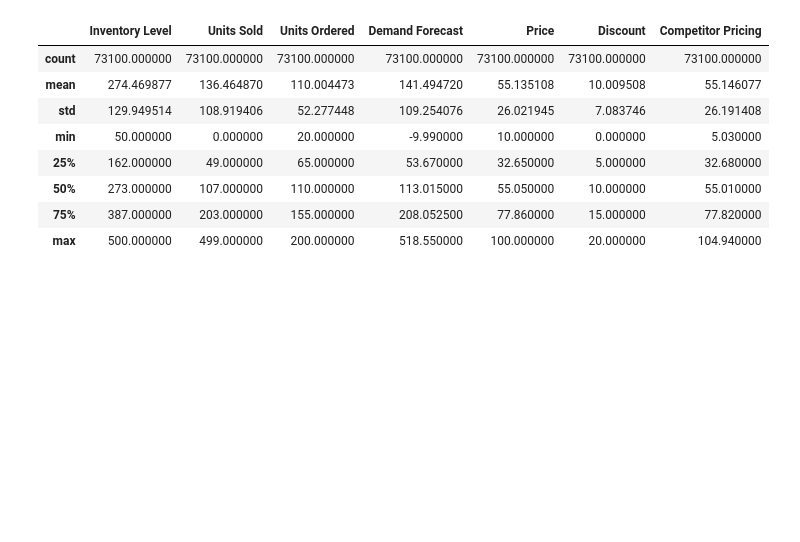
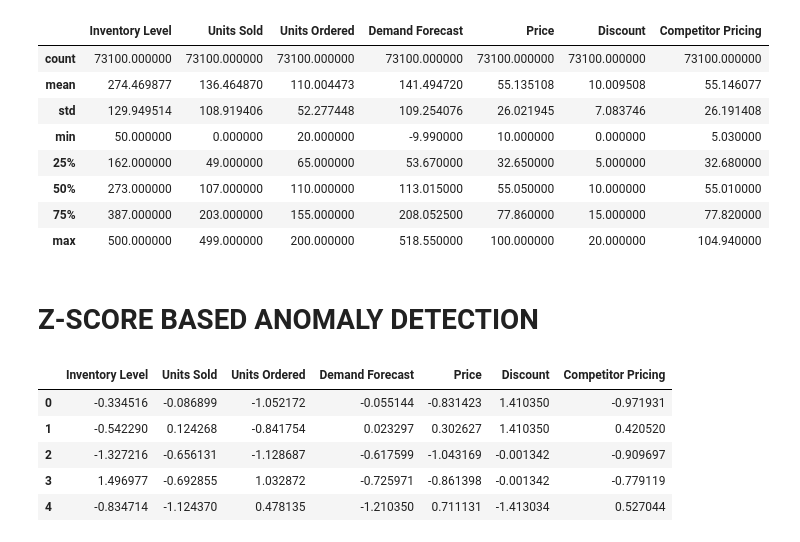
Before and after one commit to dharani-malla/Supply-Chain-Analytics-Demand-Forecasting-Anamoly-Detection, a Jupyter notebook: week2_z-score.ipynb, the cells around one changed output. Saved outputs shown, nothing was run; the diff lists cells and outputs as text; code cells hidden in the pictures; blank space fills up the shorter version.

Commit message:
data : implement z-score detection
Calculated Z-Scores, applied the anomaly threshold and labelled anomalous observations in the dataset

```diff
--- a/week2_z-score.ipynb
+++ b/week2_z-score.ipynb
@@ -171,3 +171,16 @@ df[numerical_columns].describe()
 | 50% | 273.000000 | 107.000000 | 110.000000 | 113.015000 | 55.050000 | 10.000000 | 55.010000 |
 | 75% | 387.000000 | 203.000000 | 155.000000 | 208.052500 | 77.860000 | 15.000000 | 77.820000 |
 | max | 500.000000 | 499.000000 | 200.000000 | 518.550000 | 100.000000 | 20.000000 | 104.940000 |
+# %% [markdown]
+# Z-SCORE BASED ANOMALY DETECTION
+# %%
+z_scores = df[numerical_columns].apply(zscore)
+# %%
+z_scores.head()
+# %% [output]
+|  | Inventory Level | Units Sold | Units Ordered | Demand Forecast | Price | Discount | Competitor Pricing |
+| 0 | -0.334516 | -0.086899 | -1.052172 | -0.055144 | -0.831423 | 1.410350 | -0.971931 |
+| 1 | -0.542290 | 0.124268 | -0.841754 | 0.023297 | 0.302627 | 1.410350 | 0.420520 |
+| 2 | -1.327216 | -0.656131 | -1.128687 | -0.617599 | -1.043169 | -0.001342 | -0.909697 |
+| 3 | 1.496977 | -0.692855 | 1.032872 | -0.725971 | -0.861398 | -0.001342 | -0.779119 |
+| 4 | -0.834714 | -1.124370 | 0.478135 | -1.210350 | 0.711131 | -1.413034 | 0.527044 |
```
Also changed, not shown: parts of 3 cells of this notebook.
